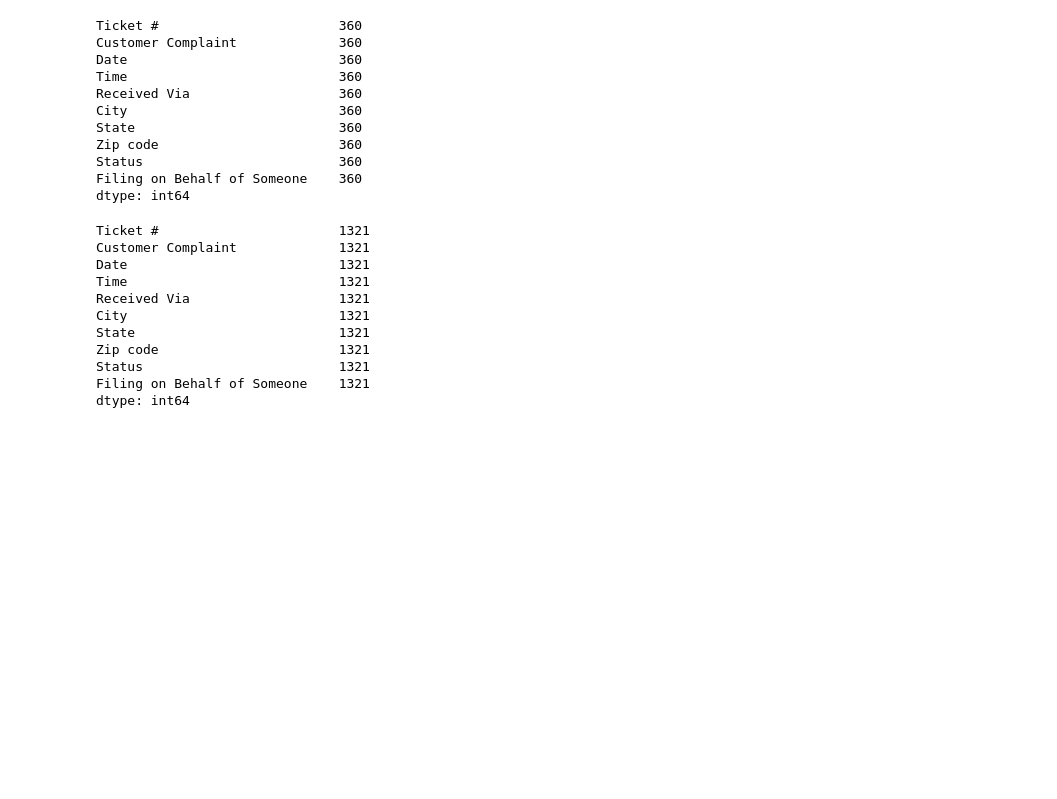
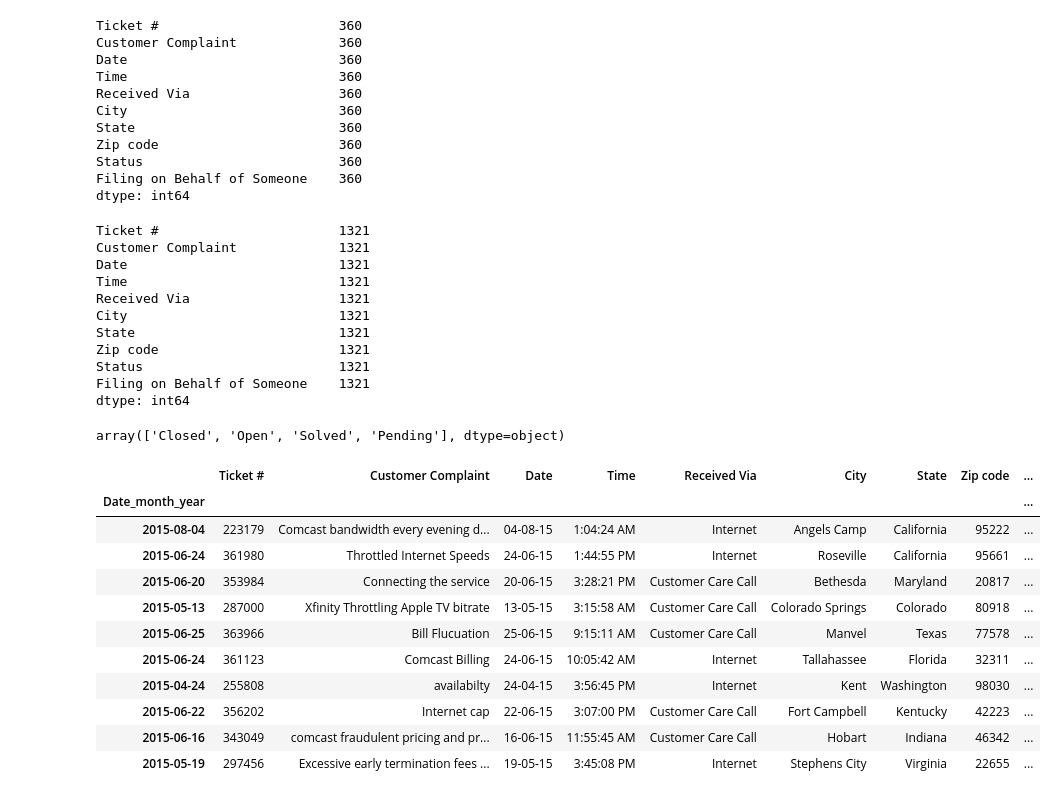
Before and after one commit to sarabjeet050/Data-Science-Project, a Jupyter notebook: Comcast_Telecom_Consumer_Complaints_Data_Analysis.ipynb, the cells around one changed output. Drawn from its saved outputs; the diff is of its cells as text; code cells hidden in the pictures; blank space fills up the shorter version.

```diff
--- a/Comcast_Telecom_Consumer_Complaints_Data_Analysis.ipynb
+++ b/Comcast_Telecom_Consumer_Complaints_Data_Analysis.ipynb
@@ -237,3 +237,7 @@ Filing on Behalf of Someone    1321
 dtype: int64
 # %%
 #Create a new categorical variable with value as Open and Closed. Open & Pending is to be categorized as Open and Closed & Solved is to be categorized as Closed.
+# %%
+df['Status'].unique()
+# %% [output]
+array(['Closed', 'Open', 'Solved', 'Pending'], dtype=object)
@@ -239,0 +246,15 @@ dtype: int64
+# %%
+df.sample(10)
+# %% [output]
+|  | Ticket # | Customer Complaint | Date | Time | Received Via | City | State | Zip code | ... |
+| Date_month_year |  |  |  |  |  |  |  |  | ... |
+| 2015-08-04 | 223179 | Comcast bandwidth every evening d... | 04-08-15 | 1:04:24 AM | Internet | Angels Camp | California | 95222 | ... |
+| 2015-06-24 | 361980 | Throttled Internet Speeds | 24-06-15 | 1:44:55 PM | Internet | Roseville | California | 95661 | ... |
+| 2015-06-20 | 353984 | Connecting the service | 20-06-15 | 3:28:21 PM | Customer Care Call | Bethesda | Maryland | 20817 | ... |
+| 2015-05-13 | 287000 | Xfinity Throttling Apple TV bitrate | 13-05-15 | 3:15:58 AM | Customer Care Call | Colorado Springs | Colorado | 80918 | ... |
+| 2015-06-25 | 363966 | Bill Flucuation | 25-06-15 | 9:15:11 AM | Customer Care Call | Manvel | Texas | 77578 | ... |
+| 2015-06-24 | 361123 | Comcast Billing | 24-06-15 | 10:05:42 AM | Internet | Tallahassee | Florida | 32311 | ... |
+| 2015-04-24 | 255808 | availabilty | 24-04-15 | 3:56:45 PM | Internet | Kent | Washington | 98030 | ... |
+| 2015-06-22 | 356202 | Internet cap | 22-06-15 | 3:07:00 PM | Customer Care Call | Fort Campbell | Kentucky | 42223 | ... |
+| 2015-06-16 | 343049 | comcast fraudulent pricing and pr... | 16-06-15 | 11:55:45 AM | Customer Care Call | Hobart | Indiana | 46342 | ... |
+| 2015-05-19 | 297456 | Excessive early termination fees ... | 19-05-15 | 3:45:08 PM | Internet | Stephens City | Virginia | 22655 | ... |
```
Also changed, not shown: parts of 21 cells of this notebook.
